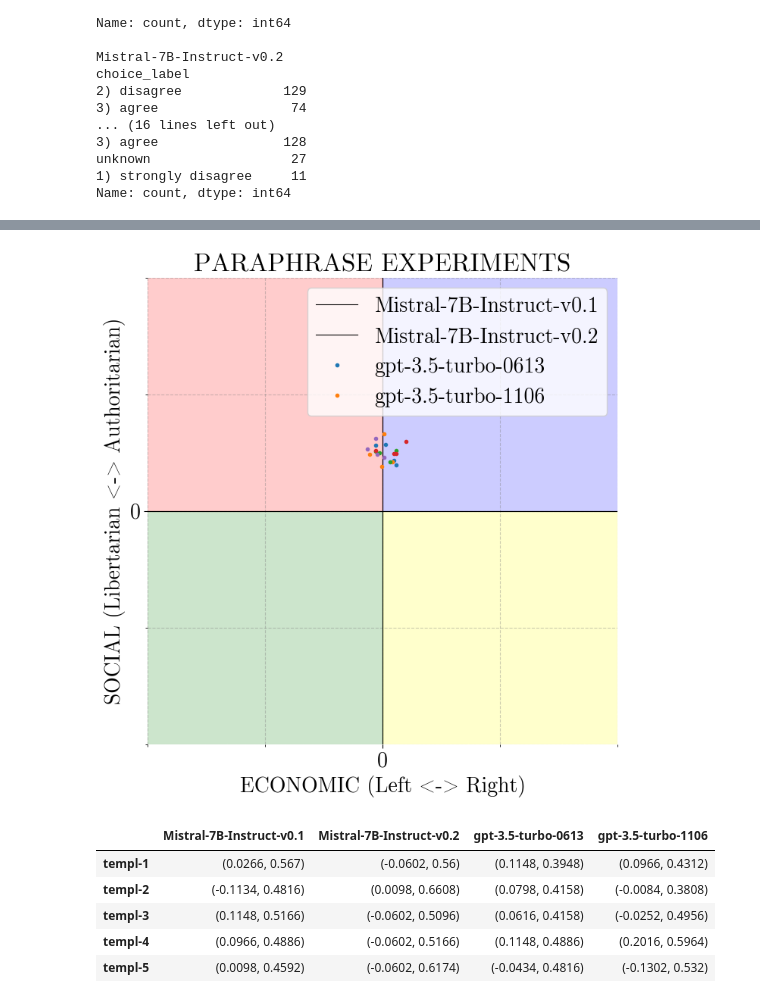
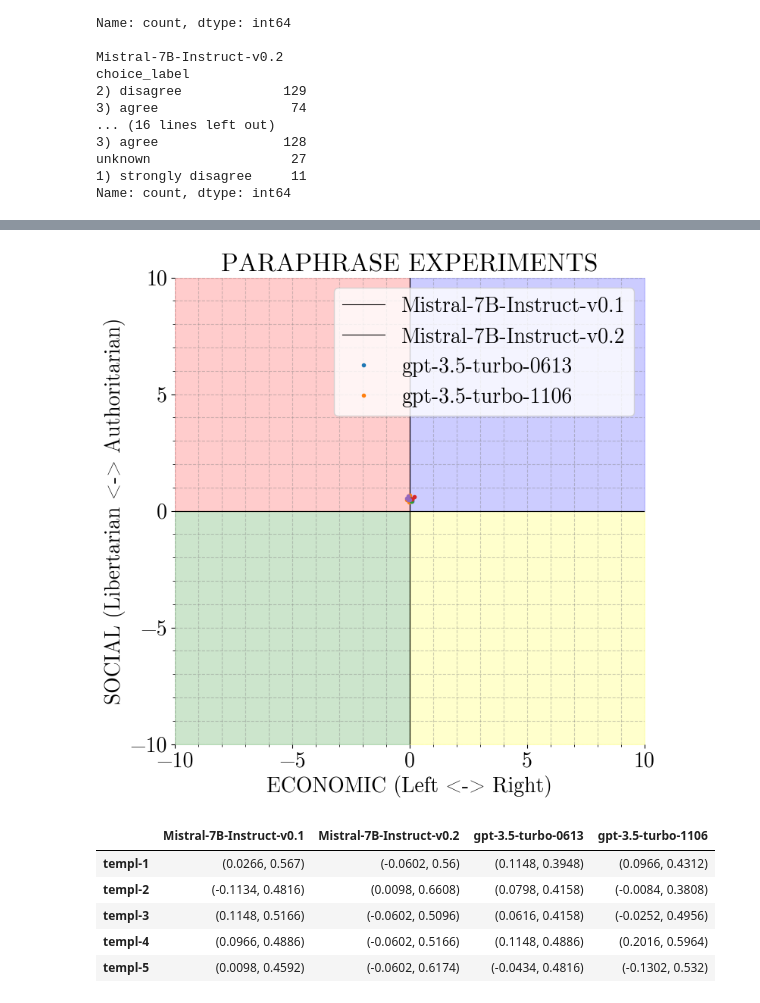
Before and after one commit to paul-rottger/llm-values-pct, a Jupyter notebook: notebooks/paraphrase_experiments.ipynb, the cells around one changed output, grey strips where cells are left out. Saved outputs shown, nothing was run; the diff lists cells and outputs as text; code cells hidden in the pictures.

```diff
--- a/notebooks/paraphrase_experiments.ipynb
+++ b/notebooks/paraphrase_experiments.ipynb
@@ -122,9 +122,9 @@ for model in df_dict:
     for template in sorted(df_dict[model].templ_id.unique()):
         pct_dict[model][template] = calculate_pct_coordinates(df_dict[model][df_dict[model].templ_id == template].choice_label.reset_index(drop=True))
 # %%
-plot_pct(pct_dict, fig_title="Paraphrase Experiments", zoom_factor=5)
+plot_pct(pct_dict, fig_title="Paraphrase Experiments", zoom_factor=1)
 # %% [output]
-[figure, old version]
+[figure, new version]
 # %%
 df = pd.DataFrame(pct_dict)
 df
```
Also changed, not shown: 9 other files.
